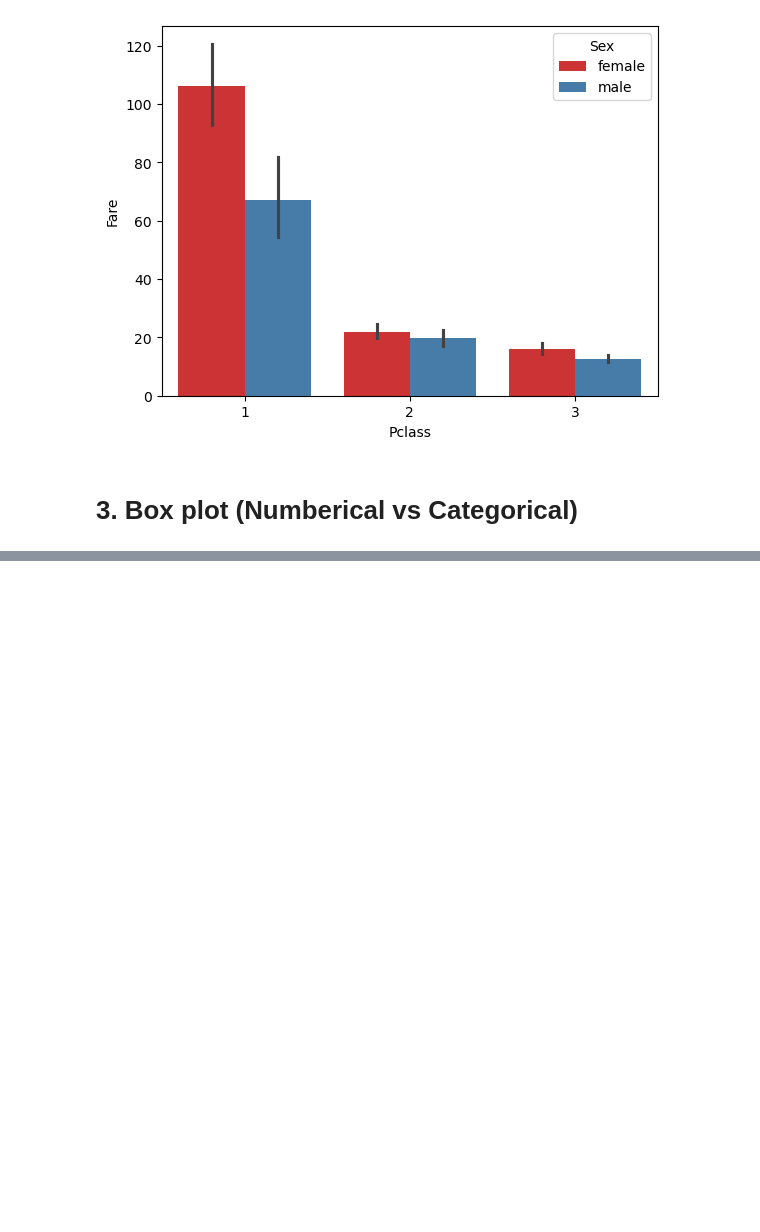
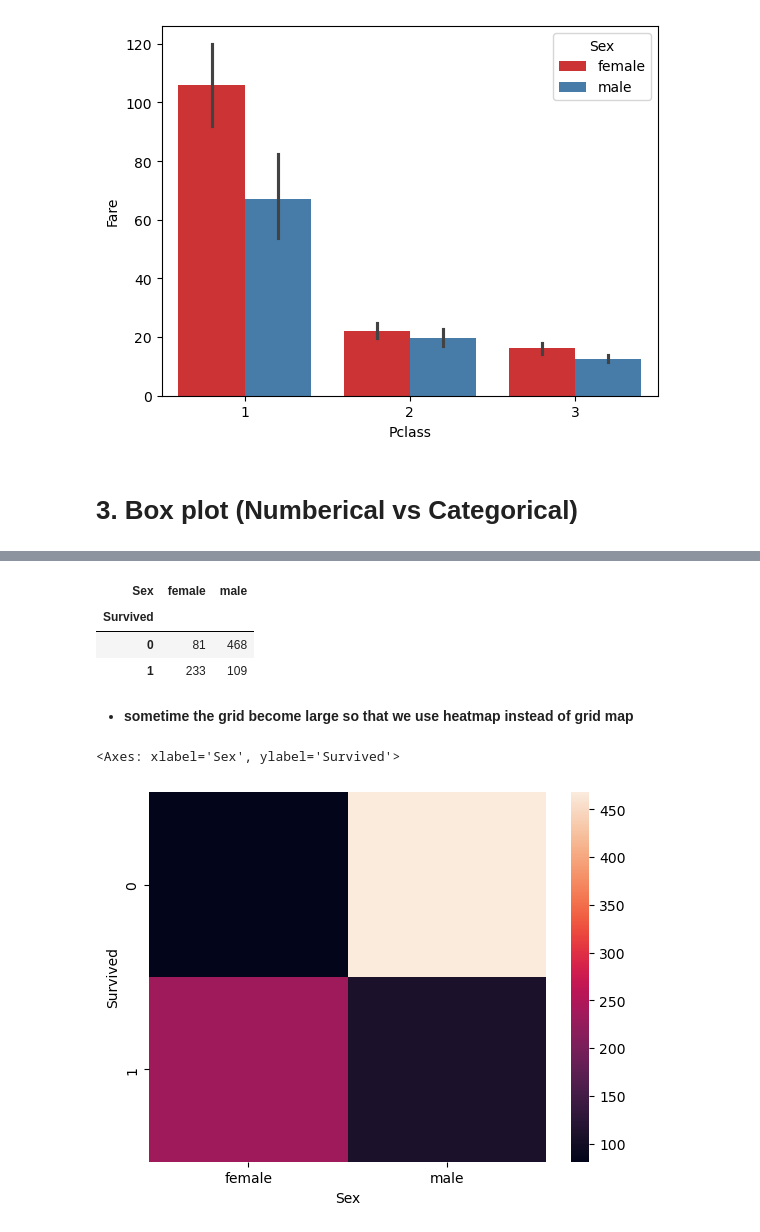
Before and after one commit to manishkumarmj/100_days_ml, a Jupyter notebook: ML_X/sefl_Learn/Day_21_bivariate/self_21.ipynb, the cells around one changed output, grey strips where cells are left out. Saved outputs shown, nothing was run; the diff lists cells and outputs as text; code cells hidden in the pictures; blank space fills up the shorter version.

```diff
--- a/ML_X/sefl_Learn/Day_21_bivariate/self_21.ipynb
+++ b/ML_X/sefl_Learn/Day_21_bivariate/self_21.ipynb
@@ -85,0 +111,14 @@ Passing `palette` without assigning `hue` is deprecated and will be removed in v
+# %%
+pd.crosstab(titanic['Survived'],titanic['Sex'])
+# %% [output]
+| Sex | female | male |
+| Survived |  |  |
+| 0 | 81 | 468 |
+| 1 | 233 | 109 |
+# %% [markdown]
+* **sometime the grid become large so that we use heatmap instead of grid map**
+# %%
+sns.heatmap(pd.crosstab(titanic['Survived'],titanic['Sex']))
+# %% [output]
+<Axes: xlabel='Sex', ylabel='Survived'>
+[figure, added]
```
Also changed, not shown: parts of 22 cells of this notebook, 2 other files.
